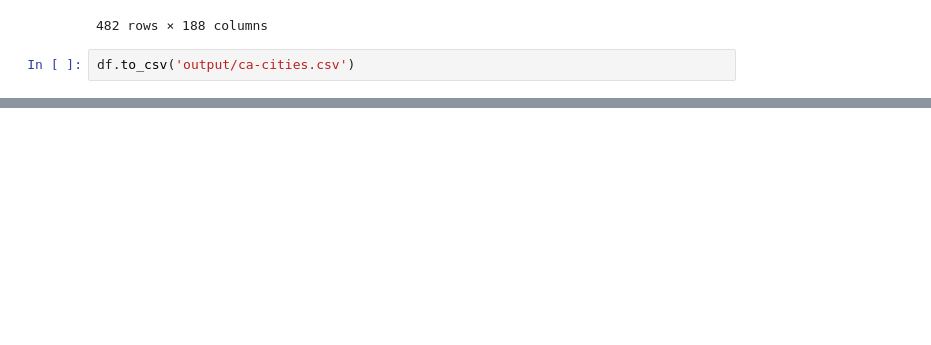
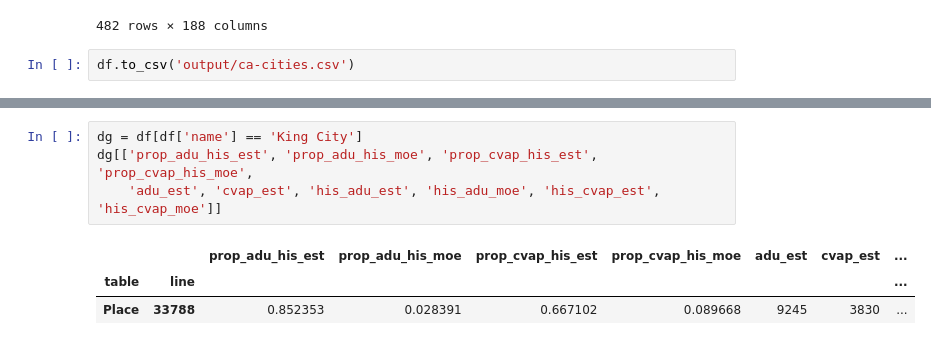
Before and after one commit to ic-institute/democracy-deserts, a Jupyter notebook: notebooks/build-ca-city-data.ipynb, the cells around one changed output, grey strips where cells are left out. Saved outputs shown, nothing was run; the diff lists cells and outputs as text; blank space fills up the shorter version.

```diff
--- a/notebooks/build-ca-city-data.ipynb
+++ b/notebooks/build-ca-city-data.ipynb
@@ -115,0 +116,8 @@ dg[dg['hascharter']].sort_values(by=['racial_disp_wht_est'], ascending=False)[:3
+# %%
+dg = df[df['name'] == 'King City']
+dg[['prop_adu_his_est', 'prop_adu_his_moe', 'prop_cvap_his_est', 'prop_cvap_his_moe',
+    'adu_est', 'cvap_est', 'his_adu_est', 'his_adu_moe', 'his_cvap_est', 'his_cvap_moe']]
+# %% [output]
+|  |  | prop_adu_his_est | prop_adu_his_moe | prop_cvap_his_est | prop_cvap_his_moe | adu_est | cvap_est | ... |
+| table | line |  |  |  |  |  |  | ... |
+| Place | 33788 | 0.852353 | 0.028391 | 0.667102 | 0.089668 | 9245 | 3830 | ... |
```
Also changed, not shown: parts of 6 cells of this notebook, 5 other files.
